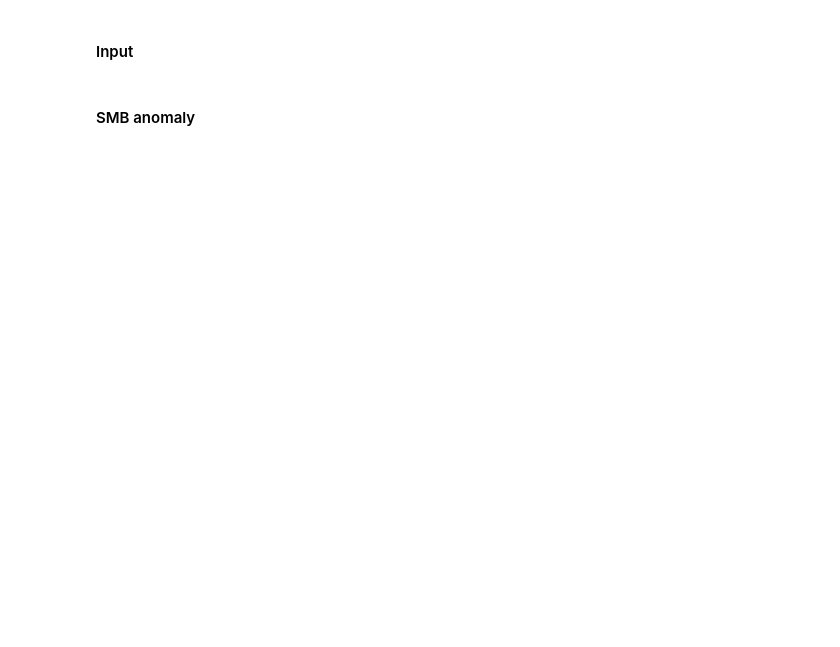
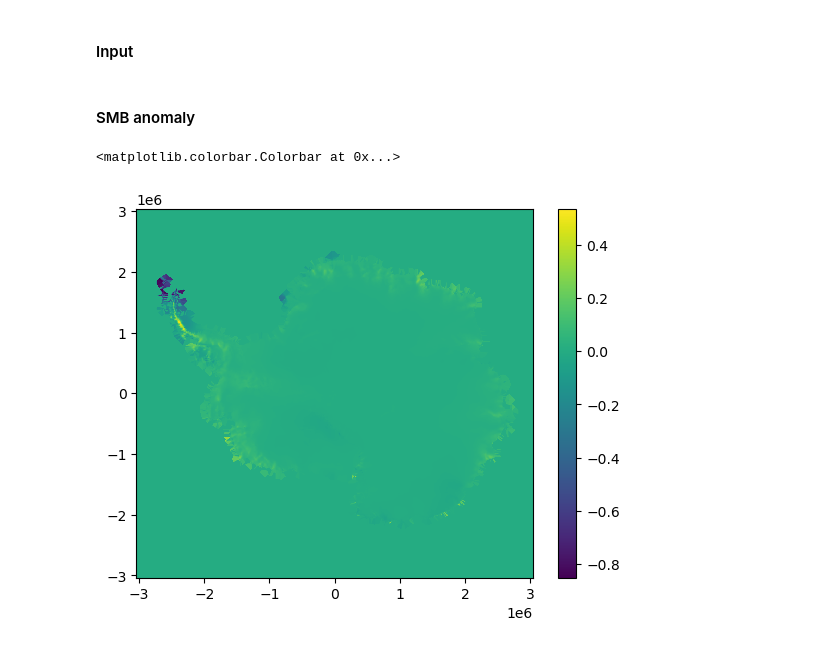
Before and after one commit to UPSY-group/contrib-ismip, a Jupyter notebook: notebooks/preprocess_offsets.ipynb, the cells around one changed output. Cells and saved outputs as stored; diff of their text form; code cells hidden in the pictures; blank space fills up the shorter version.

```diff
--- a/notebooks/preprocess_offsets.ipynb
+++ b/notebooks/preprocess_offsets.ipynb
@@ -40,3 +40,9 @@ dds_mean.SMB[:] = dds_mean.SMB[:] * sec_per_year / freshwater_density
 
 # Save to netcdf
 dds_mean.to_netcdf(f'/home/erwin/data/ismip7/AIS/{model}/SMB_offset_{model}_{scenario}.nc')
+# %%
+plt.pcolormesh(dds_mean.x,dds_mean.y,dds_mean.SMB)
+plt.colorbar()
+# %% [output]
+<matplotlib.colorbar.Colorbar at 0x...>
+[figure, added]
```
Also changed, not shown: 3 other files.
